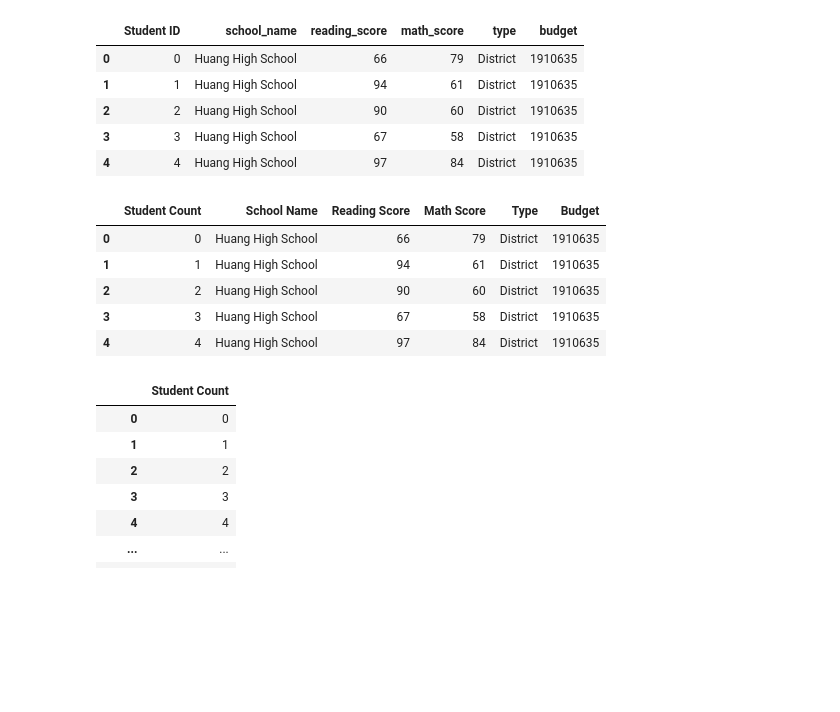
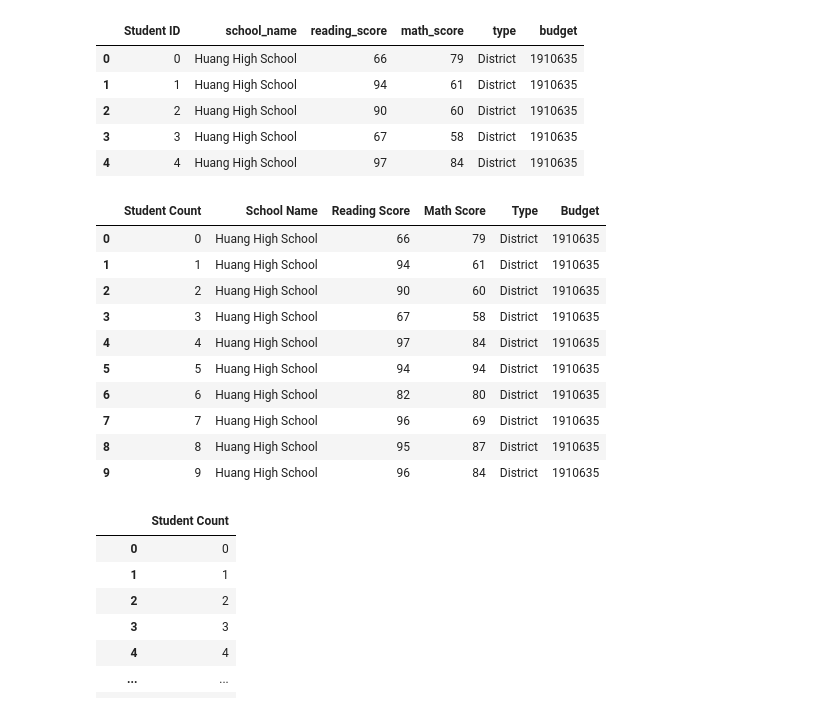
Before and after one commit to lstredler/pandas-challenge, a Jupyter notebook: PyCitySchools_starter.ipynb, the cells around one changed output. Cells and saved outputs as stored; diff of their text form; code cells hidden in the pictures; blank space fills up the shorter version.

```diff
--- a/PyCitySchools_starter.ipynb
+++ b/PyCitySchools_starter.ipynb
@@ -39,16 +39,21 @@ reduced_df.head(5)
 # %%
 # Rename the headers to be more explanatory
 combo_df = reduced_df.rename(columns={"Student ID": "Student Count",
                                         "school_name": "School Name",
                                         "reading_score": "Reading Score",
                                         "math_score": "Math Score",
                                         "type": "Type",
                                         "budget": "Budget",})
-combo_df.head()
+combo_df.head(10)
 # %% [output]
 |  | Student Count | School Name | Reading Score | Math Score | Type | Budget |
 | 0 | 0 | Huang High School | 66 | 79 | District | 1910635 |
 | 1 | 1 | Huang High School | 94 | 61 | District | 1910635 |
 | 2 | 2 | Huang High School | 90 | 60 | District | 1910635 |
 | 3 | 3 | Huang High School | 67 | 58 | District | 1910635 |
 | 4 | 4 | Huang High School | 97 | 84 | District | 1910635 |
+| 5 | 5 | Huang High School | 94 | 94 | District | 1910635 |
+| 6 | 6 | Huang High School | 82 | 80 | District | 1910635 |
+| 7 | 7 | Huang High School | 96 | 69 | District | 1910635 |
+| 8 | 8 | Huang High School | 95 | 87 | District | 1910635 |
+| 9 | 9 | Huang High School | 96 | 84 | District | 1910635 |
```
Also changed, not shown: parts of 9 cells of this notebook.
